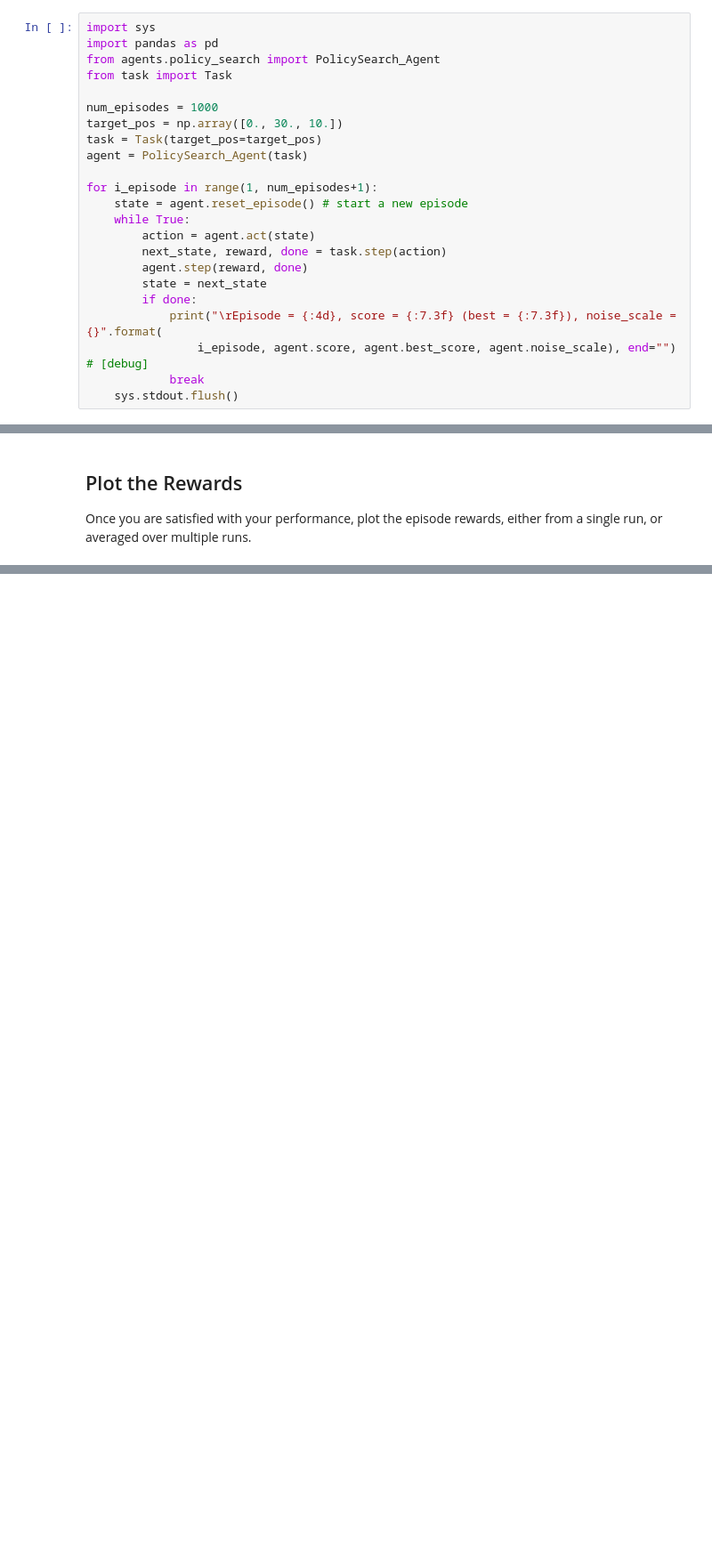
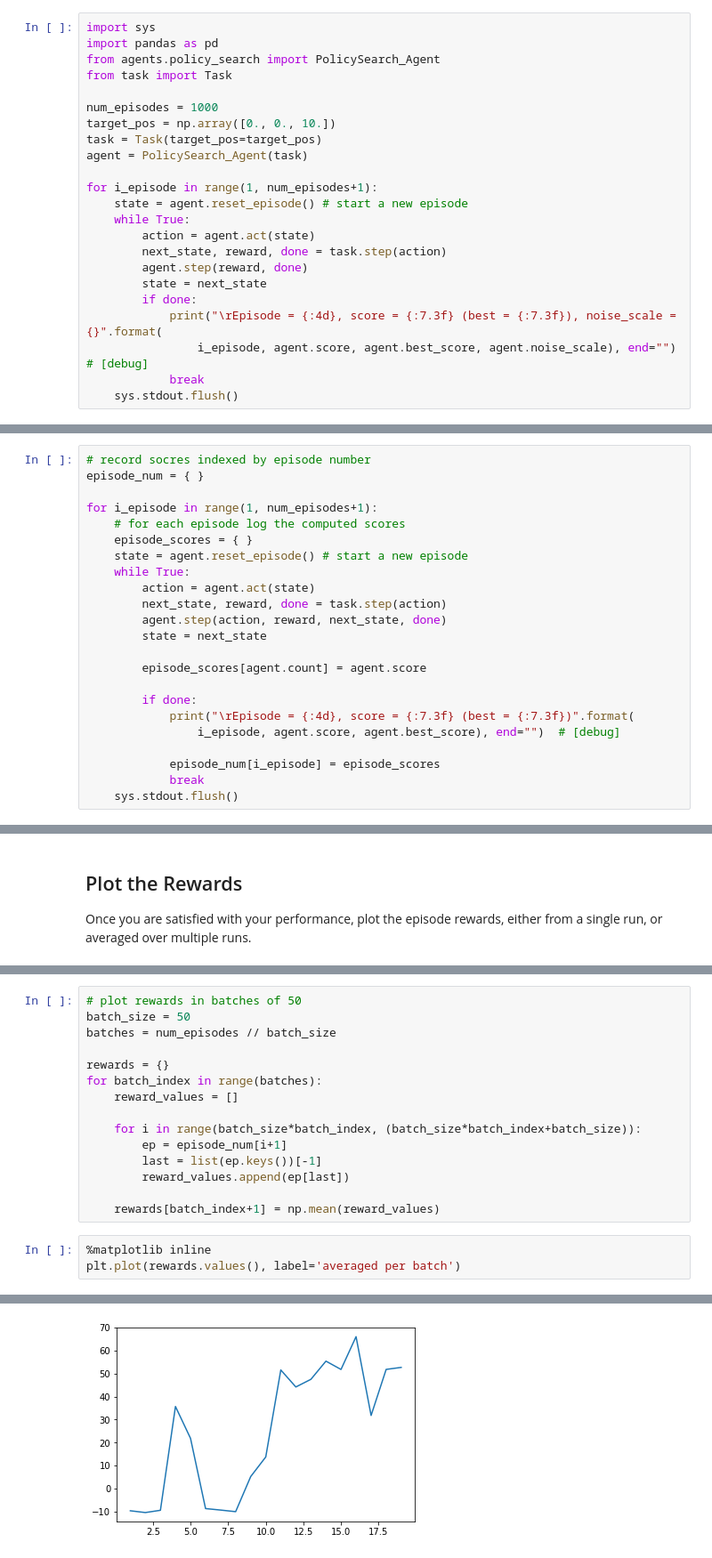
Before and after one commit to BL323/Teach-a-Quadcopter-How-To-Fly, a Jupyter notebook: Quadcopter_Project.ipynb, the cells around one changed output, grey strips where cells are left out. Shown at 89% size. Drawn from its saved outputs; the diff is of its cells as text; blank space fills up the shorter version.

```diff
--- a/Quadcopter_Project.ipynb
+++ b/Quadcopter_Project.ipynb
@@ -184,7 +181,7 @@ from agents.policy_search import PolicySearch_Agent
 from task import Task
 
 num_episodes = 1000
-target_pos = np.array([0., 30., 10.])
+target_pos = np.array([0., 0., 10.])
 task = Task(target_pos=target_pos)
 agent = PolicySearch_Agent(task)
 
@@ -218,0 +225,23 @@ As you develop your agent, it's important to keep an eye on how it's performing.
+# %%
+# record socres indexed by episode number
+episode_num = { }
+
+for i_episode in range(1, num_episodes+1):
+    # for each episode log the computed scores
+    episode_scores = { }
+    state = agent.reset_episode() # start a new episode
+    while True:
+        action = agent.act(state)
+        next_state, reward, done = task.step(action)
+        agent.step(action, reward, next_state, done)
+        state = next_state
+
+        episode_scores[agent.count] = agent.score
+
+        if done:
+            print("\rEpisode = {:4d}, score = {:7.3f} (best = {:7.3f})".format(
+                i_episode, agent.score, agent.best_score), end="")  # [debug]
+
+            episode_num[i_episode] = episode_scores
+            break
+    sys.stdout.flush()
@@ -253,0 +254,19 @@ Once you are satisfied with your performance, plot the episode rewards, either f
+# %%
+# plot rewards in batches of 50
+batch_size = 50
+batches = num_episodes // batch_size
+
+rewards = {}
+for batch_index in range(batches):
+    reward_values = []
+
+    for i in range(batch_size*batch_index, (batch_size*batch_index+batch_size)):
+        ep = episode_num[i+1]
+        last = list(ep.keys())[-1]
+        reward_values.append(ep[last])
+
+    rewards[batch_index+1] = np.mean(reward_values)
+# %%
+%matplotlib inline
+plt.plot(rewards.values(), label='averaged per batch')
+# %% [output]
@@ -253,0 +274 @@ Once you are satisfied with your performance, plot the episode rewards, either f
+[figure, added]
```
Also changed, not shown: parts of 21 cells of this notebook, 4 other files.
